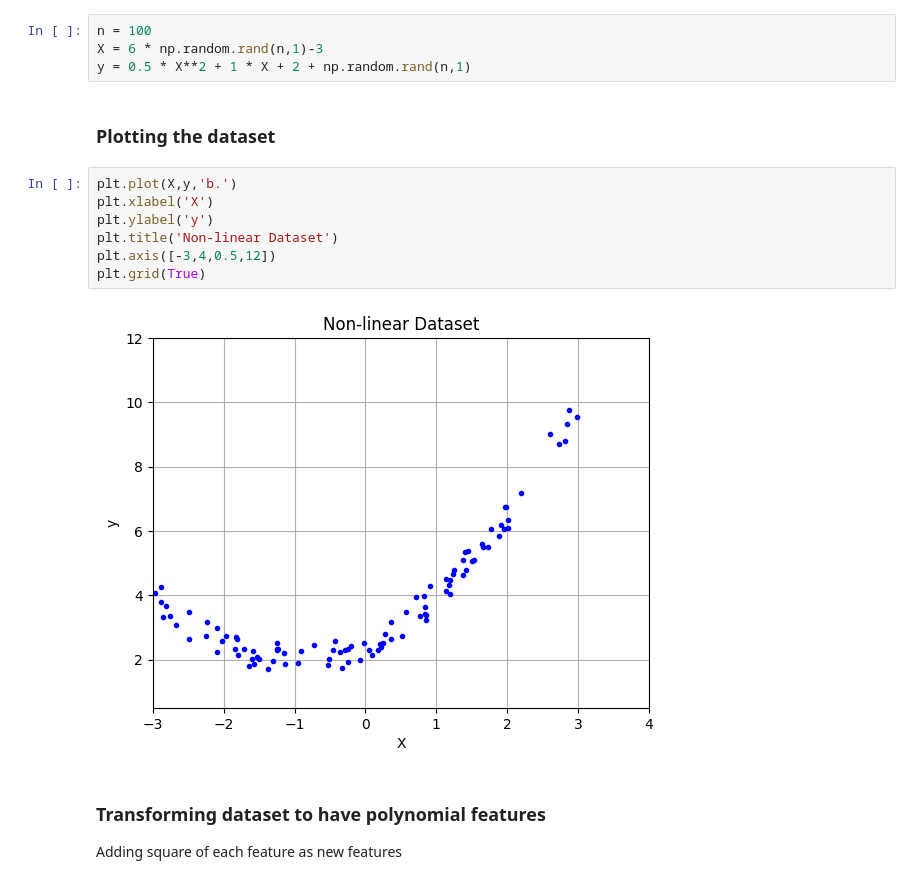
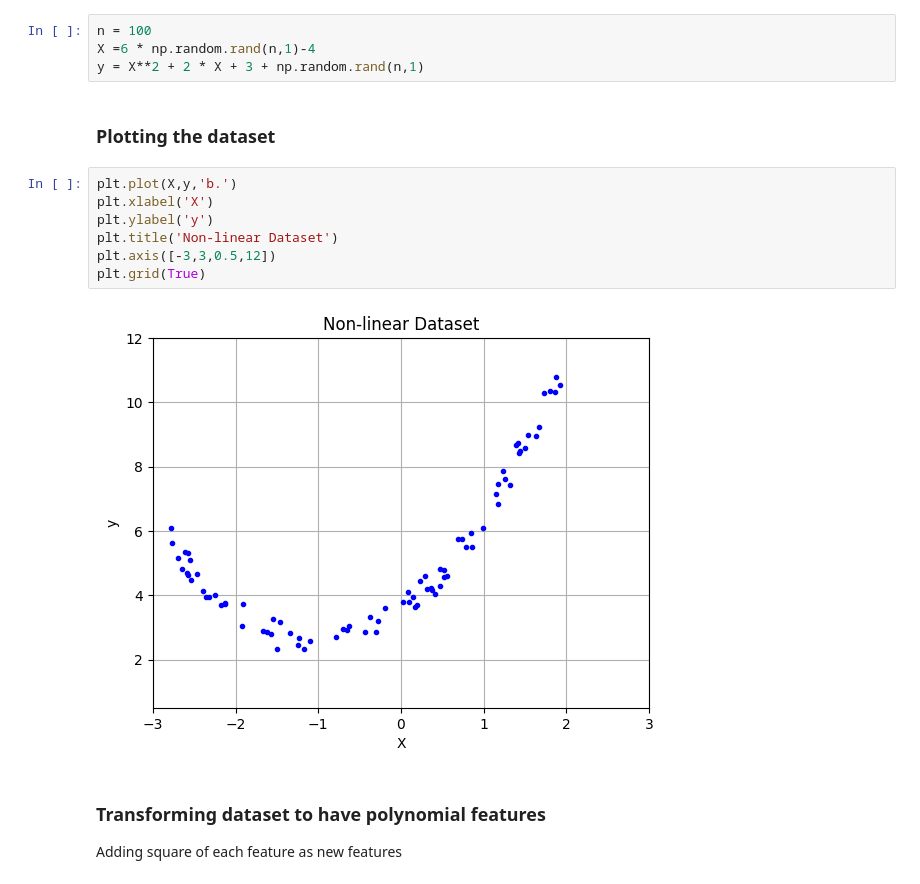
Before and after one commit to LiLuo086/ML-Models, a Jupyter notebook: polynomial-regression-in-scikit-learn.ipynb, the cells around one changed output. Drawn from its saved outputs; the diff is of its cells as text.

```diff
--- a/polynomial-regression-in-scikit-learn.ipynb
+++ b/polynomial-regression-in-scikit-learn.ipynb
@@ -11,19 +11,19 @@ from sklearn.preprocessing import PolynomialFeatures
 ### Generating non-linear dataset based on 2-degree polynomial
 # %%
 n = 100
-X = 6 * np.random.rand(n,1)-3
-y = 0.5 * X**2 + 1 * X + 2 + np.random.rand(n,1)
+X =6 * np.random.rand(n,1)-4
+y = X**2 + 2 * X + 3 + np.random.rand(n,1)
 # %% [markdown]
 ### Plotting the dataset
 # %%
 plt.plot(X,y,'b.')
 plt.xlabel('X')
 plt.ylabel('y')
 plt.title('Non-linear Dataset')
-plt.axis([-3,4,0.5,12])
+plt.axis([-3,3,0.5,12])
 plt.grid(True)
 # %% [output]
-[figure, old version]
+[figure, new version]
 # %% [markdown]
 ### Transforming dataset to have polynomial features
 Adding square of each feature as new features
```
Also changed, not shown: parts of 3 cells of this notebook.
